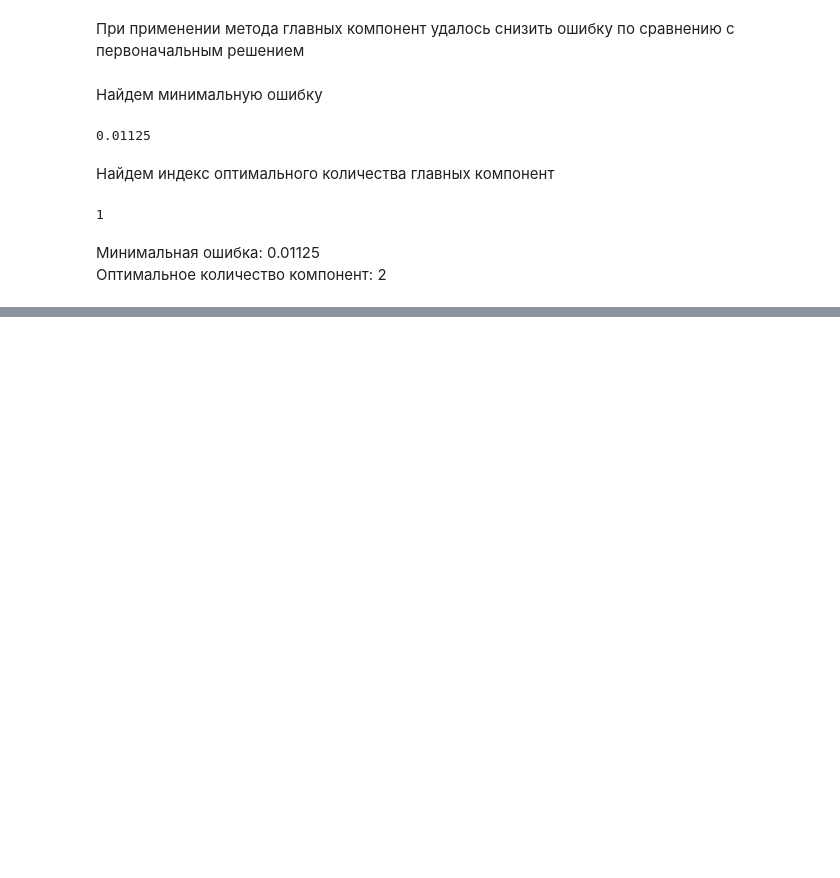
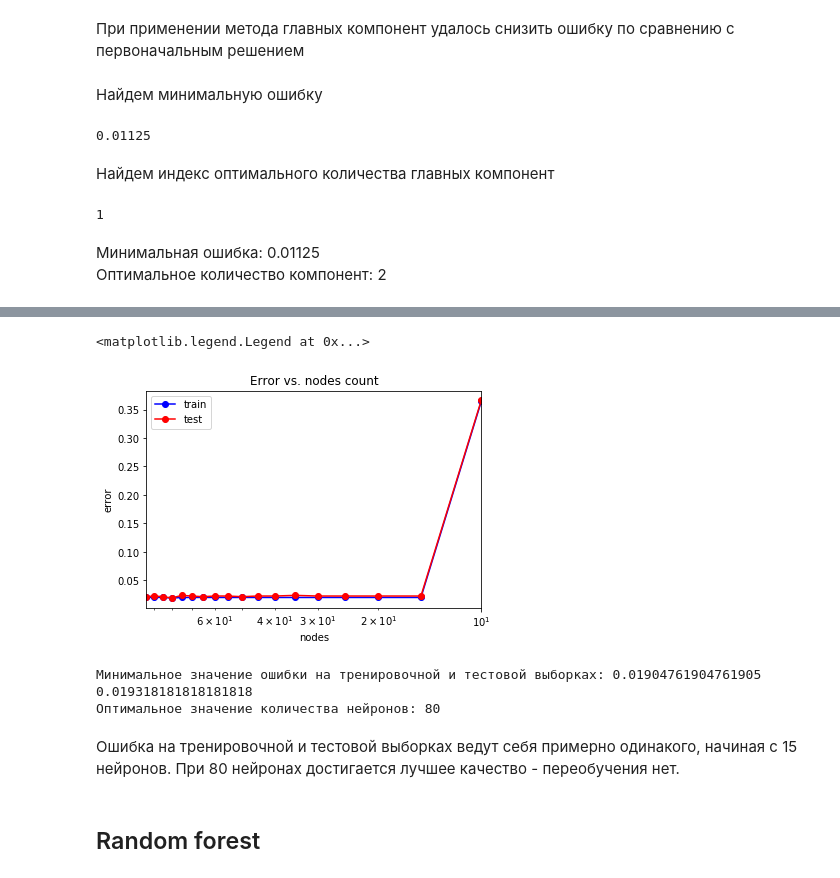
Before and after one commit to Trintal/ML, a Jupyter notebook: Lab1.ipynb, the cells around one changed output, grey strips where cells are left out. Saved outputs shown, nothing was run; the diff lists cells and outputs as text; code cells hidden in the pictures; blank space fills up the shorter version.

```diff
--- a/Lab1.ipynb
+++ b/Lab1.ipynb
@@ -359,0 +451,38 @@ np.argmin(test_err)
+# %%
+nodes_arr = np.arange(10, 100, 5)
+test_err = []
+train_err = []
+for nodes in nodes_arr:
+    mlp_model = MLPClassifier(hidden_layer_sizes = (nodes,), solver = 'lbfgs',
+                              activation = 'logistic', random_state = 42)
+    mlp_model.fit(X_train, y_train)
+
+    y_train_pred = mlp_model.predict(X_train)
+    y_test_pred = mlp_model.predict(X_test)
+    train_err.append(np.mean(y_train != y_train_pred))
+    test_err.append(np.mean(y_test != y_test_pred))
+# %%
+plt.semilogx(nodes_arr_1, train_err, 'b-o', label = 'train')
+plt.semilogx(nodes_arr_1, test_err, 'r-o', label = 'test')
+plt.xlim([np.max(nodes_arr_1), np.min(nodes_arr_1)])
+plt.title('Error vs. nodes count')
+plt.xlabel('nodes')
+plt.ylabel('error')
+plt.legend()
+# %% [output]
+<matplotlib.legend.Legend at 0x...>
+[figure, added]
+# %%
+min_train_err = np.min(train_err)
+min_test_err = np.min(test_err)
+print("Минимальное значение ошибки на тренировочной и тестовой выборках:", min_train_err, min_test_err)
+
+nodes_opt_1 = nodes_arr_1[test_err == min_test_err][0]
+print("Оптимальное значение количества нейронов:", nodes_opt_1)
+# %% [output]
+Минимальное значение ошибки на тренировочной и тестовой выборках: 0.01904761904761905 0.019318181818181818
+Оптимальное значение количества нейронов: 80
+# %% [markdown]
+Ошибка на тренировочной и тестовой выборках ведут себя примерно одинакого, начиная с 15 нейронов. При 80 нейронах достигается лучшее качество - переобучения нет.
+# %% [markdown]
+## Random forest
```
Also changed, not shown: parts of 47 cells of this notebook.
